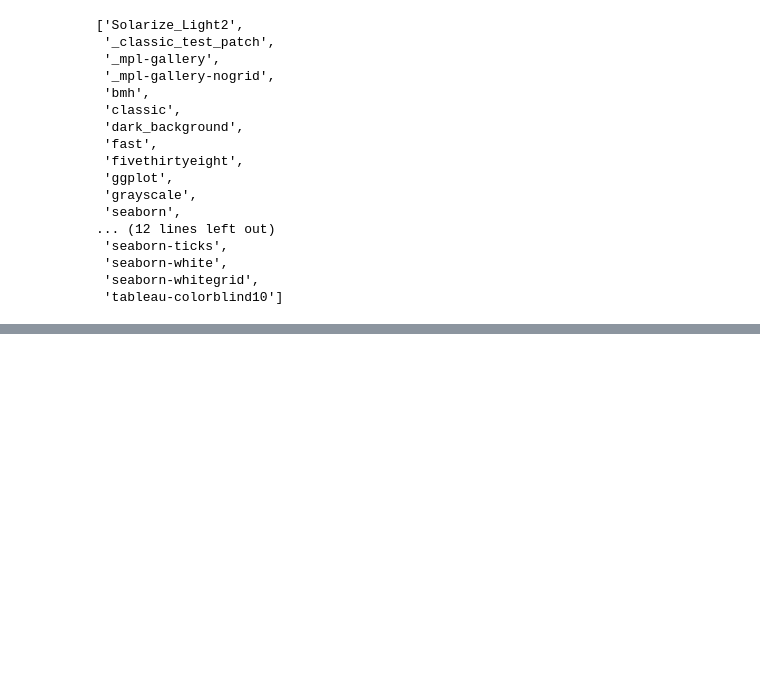
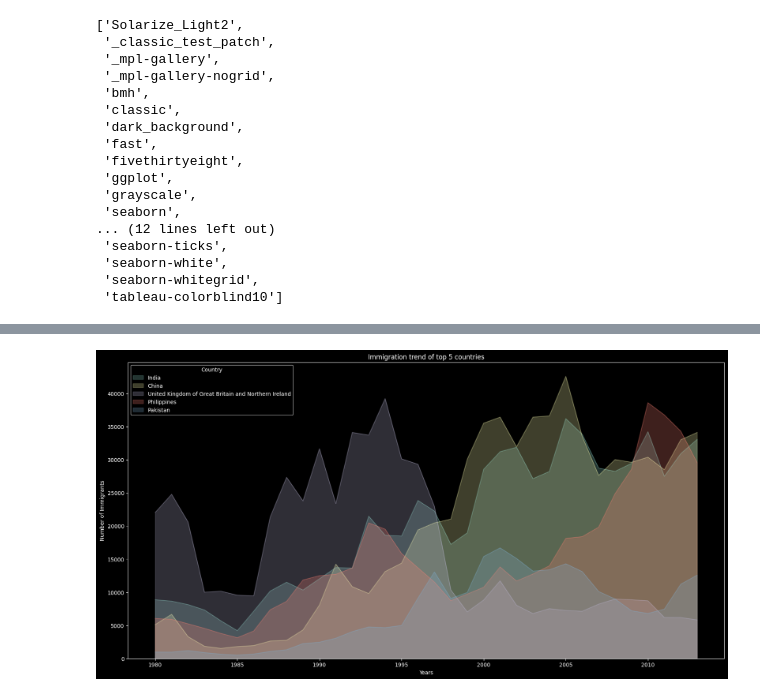
Before and after one commit to Mohwit/Data-Visualization, a Jupyter notebook: AreaPlot_Histogram_BarChart.ipynb, the cells around one changed output, grey strips where cells are left out. Cells and saved outputs as stored; diff of their text form; code cells hidden in the pictures; blank space fills up the shorter version.

Commit message:
Created an Area Plot for Top 5 and Least 5 countries contributed to Immigration to Canada

```diff
--- a/AreaPlot_Histogram_BarChart.ipynb
+++ b/AreaPlot_Histogram_BarChart.ipynb
@@ -199,0 +204,12 @@ mpl.style.use('dark_background')
+# %%
+#sorting values to get top 5 country
+df.sort_values(['Total'], ascending=False, axis=0, inplace=True)
+
+#get top 5 countries
+df_top5 = df.head()
+
+#transpose the data frame
+df_top5 = df_top5[years].transpose()
+
+#viewing new data frame
+df_top5.head()
@@ -199,0 +223,21 @@ mpl.style.use('dark_background')
+# %%
+#plotting area plot
+#changing the index of data frame to int
+df_top5.index = df_top5.index.map(int)
+
+df_top5.plot(
+    kind='area',
+    stacked=False, #area plot are stacked by default
+    figsize=(20, 10),
+    alpha= 0.25
+)
+
+plt.title('Immigration trend of top 5 countries')
+plt.xlabel('Years')
+plt.ylabel('Number of Immigrants')
+
+plt.show()
+
+#note: for stacked area plot, each column must be either all positive and all negative (and NaN value will default to  0)
+# %% [output]
+[figure, added]
```
Also changed, not shown: parts of 9 cells of this notebook.
